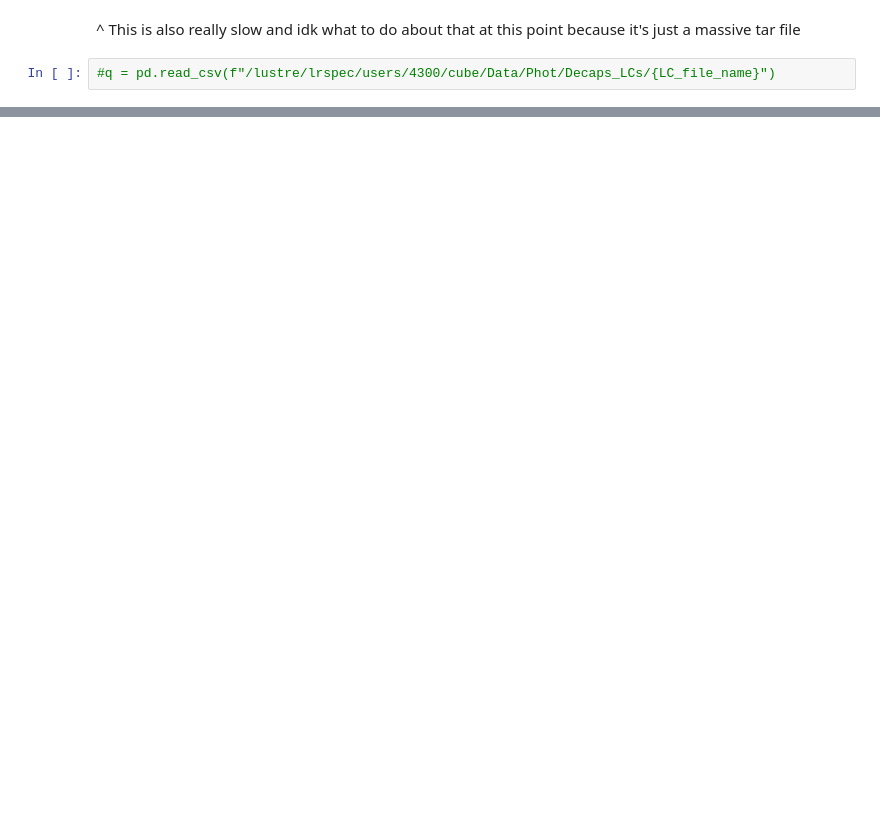
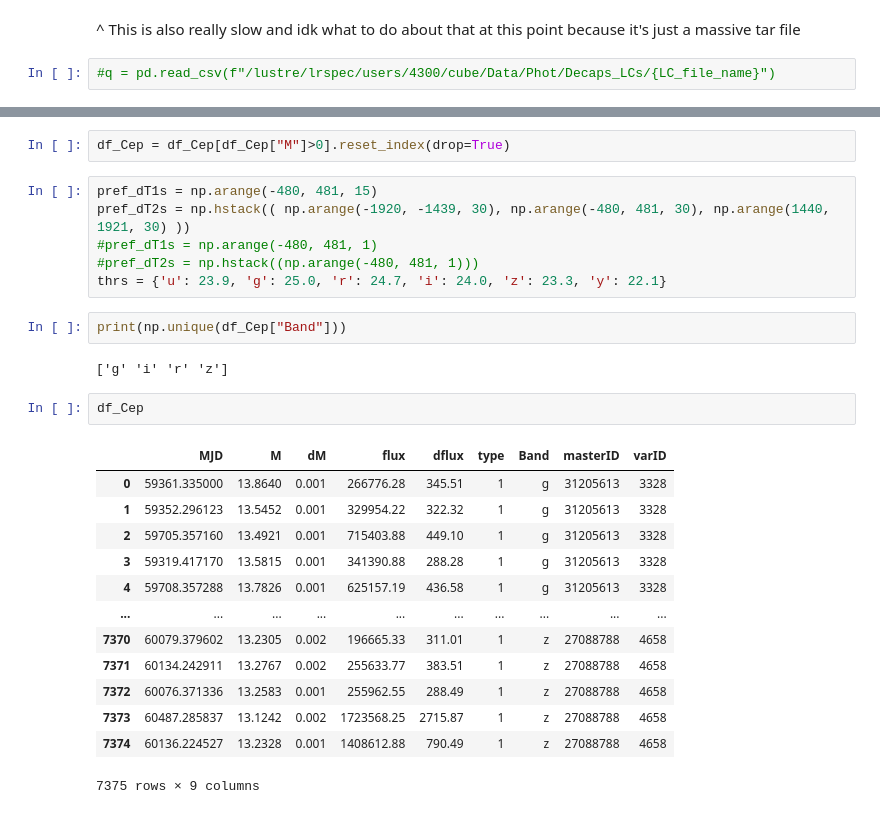
Before and after one commit to mnilsson8/Cube, a Jupyter notebook: Cube/Decaps_Var_Cube.ipynb, the cells around one changed output, grey strips where cells are left out. Cells and saved outputs as stored; diff of their text form; blank space fills up the shorter version.

```diff
--- a/Cube/Decaps_Var_Cube.ipynb
+++ b/Cube/Decaps_Var_Cube.ipynb
@@ -136,0 +211,28 @@ for band in np.unique(q["Band"]):
+# %%
+df_Cep = df_Cep[df_Cep["M"]>0].reset_index(drop=True)
+# %%
+pref_dT1s = np.arange(-480, 481, 15)
+pref_dT2s = np.hstack(( np.arange(-1920, -1439, 30), np.arange(-480, 481, 30), np.arange(1440, 1921, 30) ))
+#pref_dT1s = np.arange(-480, 481, 1)
+#pref_dT2s = np.hstack((np.arange(-480, 481, 1)))
+thrs = {'u': 23.9, 'g': 25.0, 'r': 24.7, 'i': 24.0, 'z': 23.3, 'y': 22.1}
+# %%
+print(np.unique(df_Cep["Band"]))
+# %% [output]
+['g' 'i' 'r' 'z']
+# %%
+df_Cep
+# %% [output]
+|  | MJD | M | dM | flux | dflux | type | Band | masterID | varID |
+| 0 | 59361.335000 | 13.8640 | 0.001 | 266776.28 | 345.51 | 1 | g | 31205613 | 3328 |
+| 1 | 59352.296123 | 13.5452 | 0.001 | 329954.22 | 322.32 | 1 | g | 31205613 | 3328 |
+| 2 | 59705.357160 | 13.4921 | 0.001 | 715403.88 | 449.10 | 1 | g | 31205613 | 3328 |
+| 3 | 59319.417170 | 13.5815 | 0.001 | 341390.88 | 288.28 | 1 | g | 31205613 | 3328 |
+| 4 | 59708.357288 | 13.7826 | 0.001 | 625157.19 | 436.58 | 1 | g | 31205613 | 3328 |
+| ... | ... | ... | ... | ... | ... | ... | ... | ... | ... |
+| 7370 | 60079.379602 | 13.2305 | 0.002 | 196665.33 | 311.01 | 1 | z | 27088788 | 4658 |
+| 7371 | 60134.242911 | 13.2767 | 0.002 | 255633.77 | 383.51 | 1 | z | 27088788 | 4658 |
+| 7372 | 60076.371336 | 13.2583 | 0.001 | 255962.55 | 288.49 | 1 | z | 27088788 | 4658 |
+| 7373 | 60487.285837 | 13.1242 | 0.002 | 1723568.25 | 2715.87 | 1 | z | 27088788 | 4658 |
+| 7374 | 60136.224527 | 13.2328 | 0.001 | 1408612.88 | 790.49 | 1 | z | 27088788 | 4658 |
+7375 rows × 9 columns
```
Also changed, not shown: parts of 51 cells of this notebook, 3 other files.
